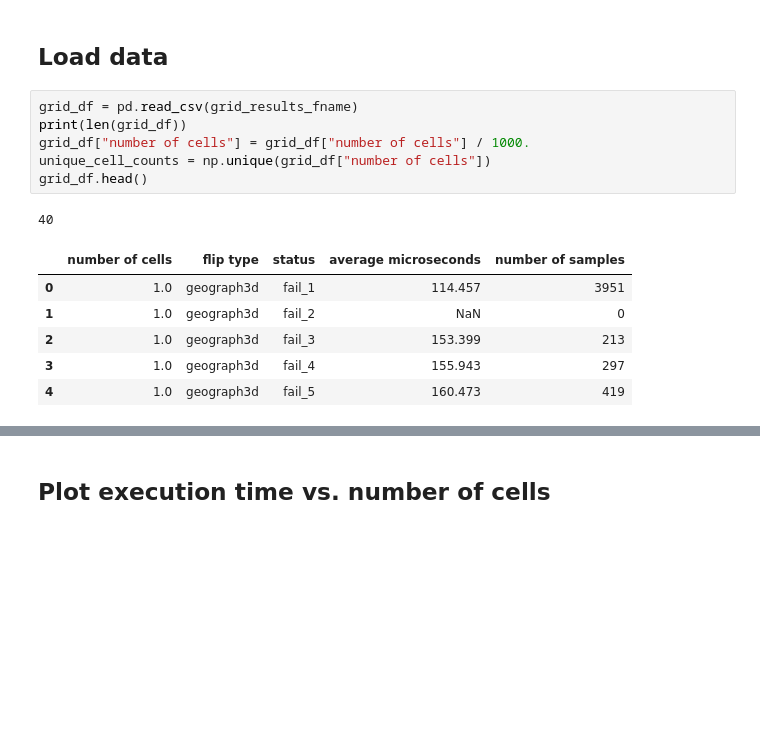
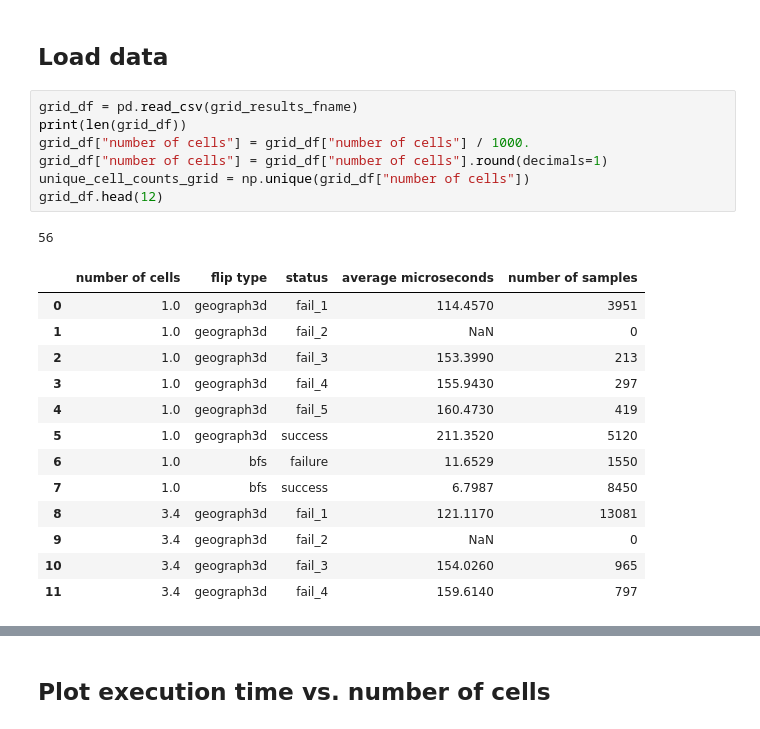
Before and after one commit to ian-ludden/3d-geographs, a Jupyter notebook: results/Experiments_Analysis.ipynb, the cells around one changed output, grey strips where cells are left out. Drawn from its saved outputs; the diff is of its cells as text; blank space fills up the shorter version.

```diff
--- a/results/Experiments_Analysis.ipynb
+++ b/results/Experiments_Analysis.ipynb
@@ -34,17 +39,25 @@ sns.set_palette(sns.xkcd_palette(colors=["navy", "grey"]))
 # %%
 grid_df = pd.read_csv(grid_results_fname)
 print(len(grid_df))
 grid_df["number of cells"] = grid_df["number of cells"] / 1000.
-unique_cell_counts = np.unique(grid_df["number of cells"])
-grid_df.head()
+grid_df["number of cells"] = grid_df["number of cells"].round(decimals=1)
+unique_cell_counts_grid = np.unique(grid_df["number of cells"])
+grid_df.head(12)
 # %% [output]
-40
+56
 |  | number of cells | flip type | status | average microseconds | number of samples |
-| 0 | 1.0 | geograph3d | fail_1 | 114.457 | 3951 |
+| 0 | 1.0 | geograph3d | fail_1 | 114.4570 | 3951 |
 | 1 | 1.0 | geograph3d | fail_2 | NaN | 0 |
-| 2 | 1.0 | geograph3d | fail_3 | 153.399 | 213 |
-| 3 | 1.0 | geograph3d | fail_4 | 155.943 | 297 |
-| 4 | 1.0 | geograph3d | fail_5 | 160.473 | 419 |
+| 2 | 1.0 | geograph3d | fail_3 | 153.3990 | 213 |
+| 3 | 1.0 | geograph3d | fail_4 | 155.9430 | 297 |
+| 4 | 1.0 | geograph3d | fail_5 | 160.4730 | 419 |
+| 5 | 1.0 | geograph3d | success | 211.3520 | 5120 |
+| 6 | 1.0 | bfs | failure | 11.6529 | 1550 |
+| 7 | 1.0 | bfs | success | 6.7987 | 8450 |
+| 8 | 3.4 | geograph3d | fail_1 | 121.1170 | 13081 |
+| 9 | 3.4 | geograph3d | fail_2 | NaN | 0 |
+| 10 | 3.4 | geograph3d | fail_3 | 154.0260 | 965 |
+| 11 | 3.4 | geograph3d | fail_4 | 159.6140 | 797 |
 # %%
 df2 = grid_df.copy()
 df2["flip result"] = df2.apply(\
```
Also changed, not shown: parts of 13 cells of this notebook.
